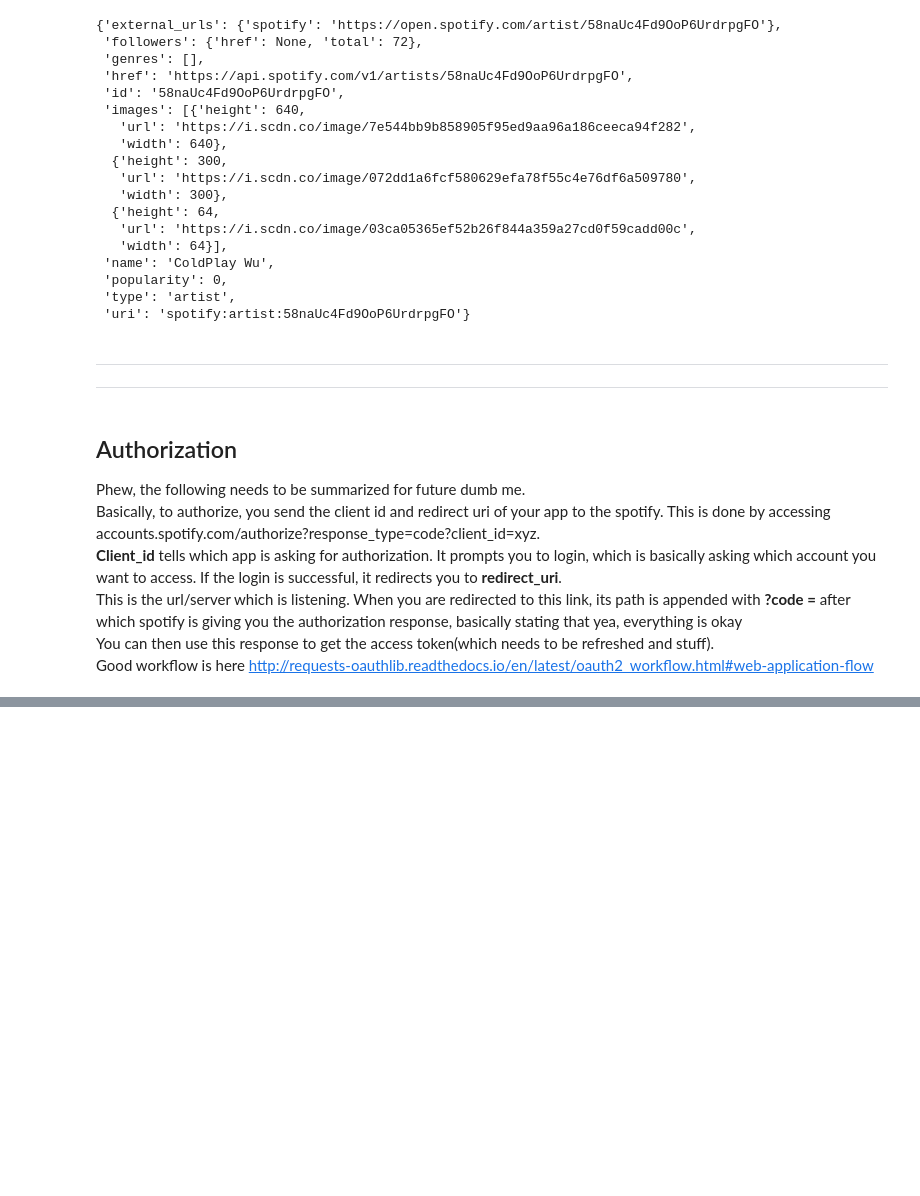
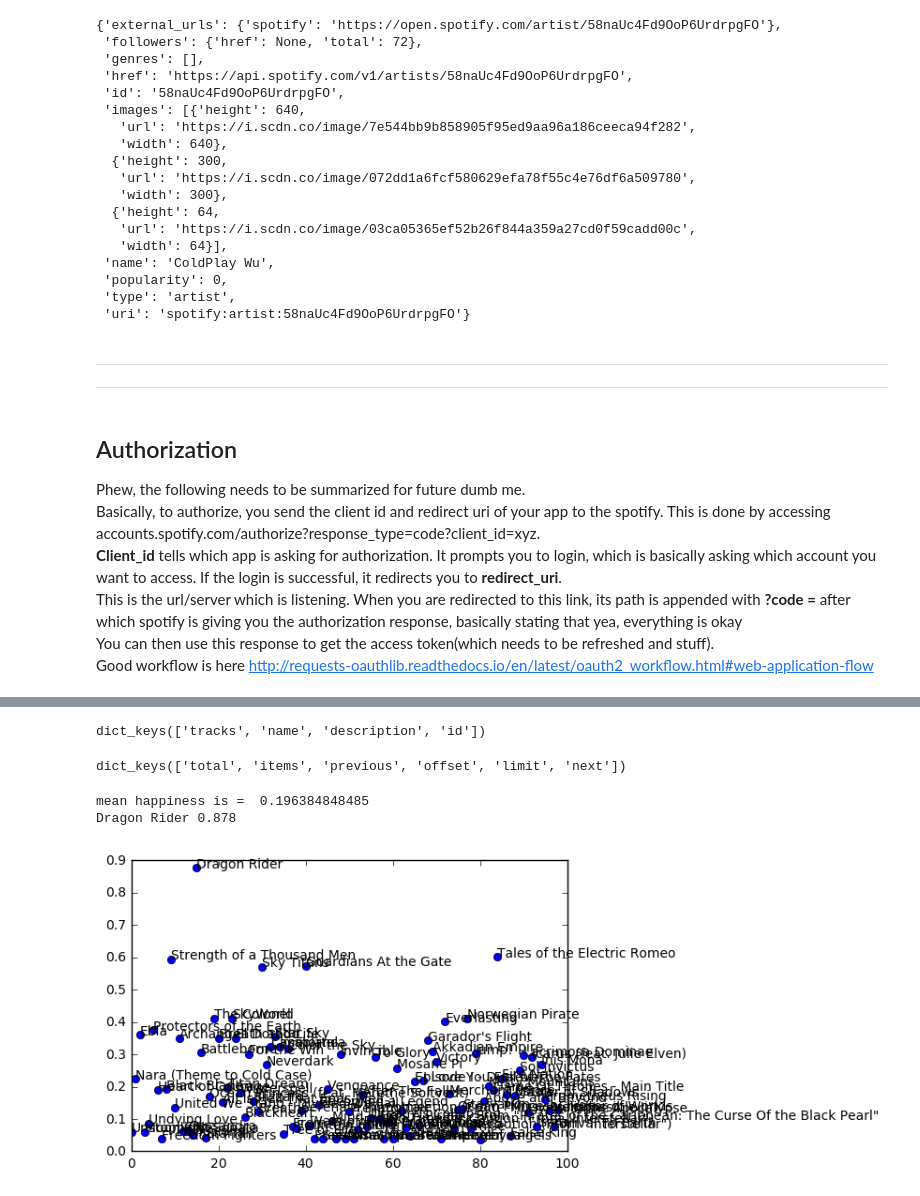
Before and after one commit to modichirag/De-musify, a Jupyter notebook: start_playing.ipynb, the cells around one changed output, grey strips where cells are left out. Drawn from its saved outputs; the diff is of its cells as text; code cells hidden in the pictures; blank space fills up the shorter version.

```diff
--- a/start_playing.ipynb
+++ b/start_playing.ipynb
@@ -176,0 +391,8 @@ response.content.decode()
+# %%
+playlist = chirag.get_playlist_details(ids= '0eFdMYoRSaei9fnJLM5ffD')
+print ("playlist.keys() ===", playlist.keys())
+print ("playlist['tracks'].keys() ===", playlist['tracks'].keys())
+# print ("playlist['tracks']['items'].keys() =", playlist['tracks']['items'])
+print ("playlist['tracks']['items'][0].keys() ===", playlist['tracks']['items'][0].keys())
+print ("playlist['tracks']['items'][0]['track'].keys() ===", playlist['tracks']['items'][0]['track'].keys())
+# playlist['tracks']['items'][0]['track']
@@ -176,0 +411,4 @@ response.content.decode()
+# %%
+playlist.keys()
+# %% [output]
+dict_keys(['tracks', 'name', 'description', 'id'])
@@ -176,0 +417,41 @@ response.content.decode()
+# %%
+songs = []
+ids = []
+tracklist = playlist['tracks']
+print(tracklist.keys())
+while True:
+    isnext = tracklist['next']
+    for play in tracklist['items']:
+        songs.append(play['track']['name'])
+        ids.append(play['track']['id'])
+    if isnext:
+        response = chirag.oauth.get(isnext)
+        tracklist = json.loads(response.content.decode())
+
+    else: break
+# %% [output]
+dict_keys(['total', 'items', 'previous', 'offset', 'limit', 'next'])
+# %%
+response = chirag.oauth.get(chirag.base_url+ "audio-features/?ids=%s"%(",".join(ids[:100])))
+features = json.loads(response.content.decode())
+response = chirag.oauth.get(chirag.base_url+ "audio-analysis/%s"%(ids[0]))
+analysis = json.loads(response.content.decode())
+# %%
+valence = []
+for foo in range(len(features['audio_features'])):
+    valence.append(features['audio_features'][foo]['valence'])
+#     print (songs[foo], valence[foo])
+print("mean happiness is = ", np.array(valence).mean())
+happiest = np.argmax(np.array(valence))
+print(songs[happiest], valence[happiest])
+# %% [output]
+mean happiness is =  0.196384848485
+Dragon Rider 0.878
+# %%
+import matplotlib.pyplot as plt
+%matplotlib inline
+plt.plot(valence, "o")
+for x, y, s in zip(np.arange(99), valence, songs):
+    plt.text(x,y,s)
+# %% [output]
+[figure, added]
```
Also changed, not shown: parts of 19 cells of this notebook.
